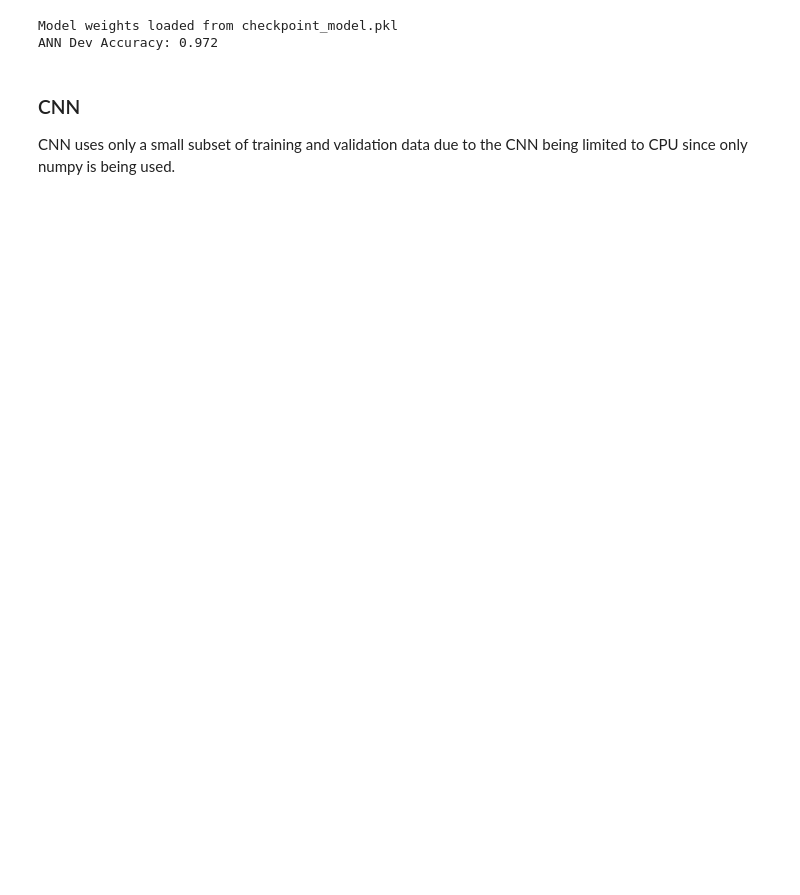
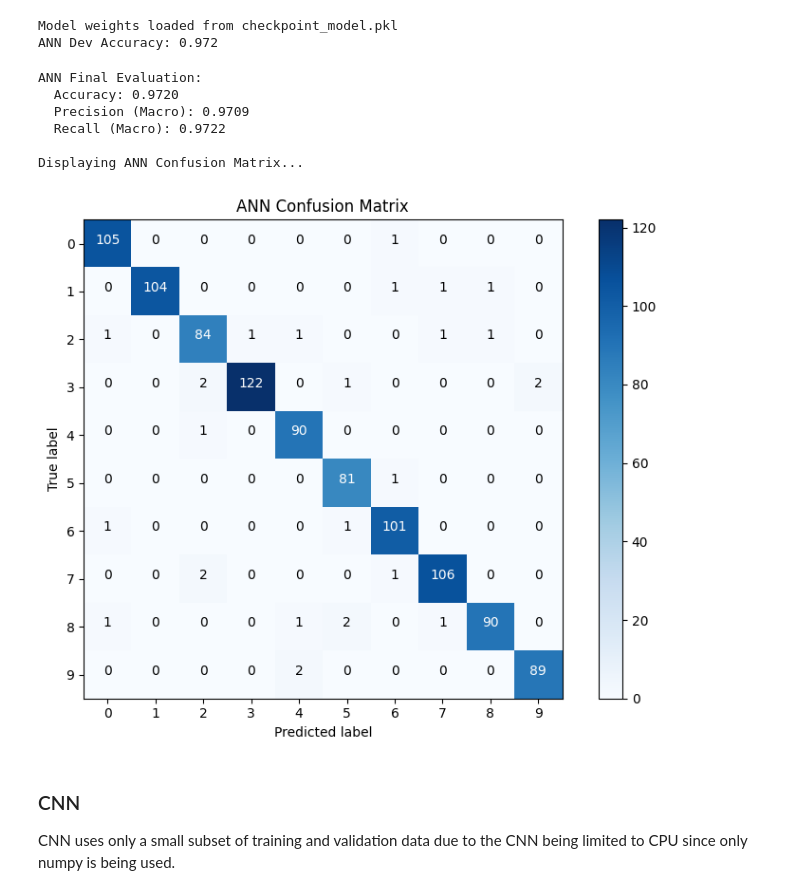
Before and after one commit to lakshya076/Basic_AIML, a Jupyter notebook: main.ipynb, the cells around one changed output. Cells and saved outputs as stored; diff of their text form; code cells hidden in the pictures; blank space fills up the shorter version.

```diff
--- a/main.ipynb
+++ b/main.ipynb
@@ -93,6 +94,23 @@ print(f"ANN Dev Accuracy: {accuracy}")
 # %% [output]
 Model weights loaded from checkpoint_model.pkl
 ANN Dev Accuracy: 0.972
+# %%
+print("ANN Final Evaluation:")
+metrics = model.get_metrics(X_dev, Y_dev)
+for k, v in metrics.items():
+    if k != "Confusion Matrix":
+        print(f"  {k}: {v:.4f}")
+
+print("\nDisplaying ANN Confusion Matrix...")
+plot_confusion_matrix(np.argmax(Y_dev, axis=0), np.argmax(model.predict(X_dev), axis=0), title='ANN Confusion Matrix')
+# %% [output]
+ANN Final Evaluation:
+  Accuracy: 0.9720
+  Precision (Macro): 0.9709
+  Recall (Macro): 0.9722
+
+Displaying ANN Confusion Matrix...
+[figure, added]
 # %% [markdown]
 ### CNN
 
```
Also changed, not shown: parts of 4 cells of this notebook, 1 other file.
